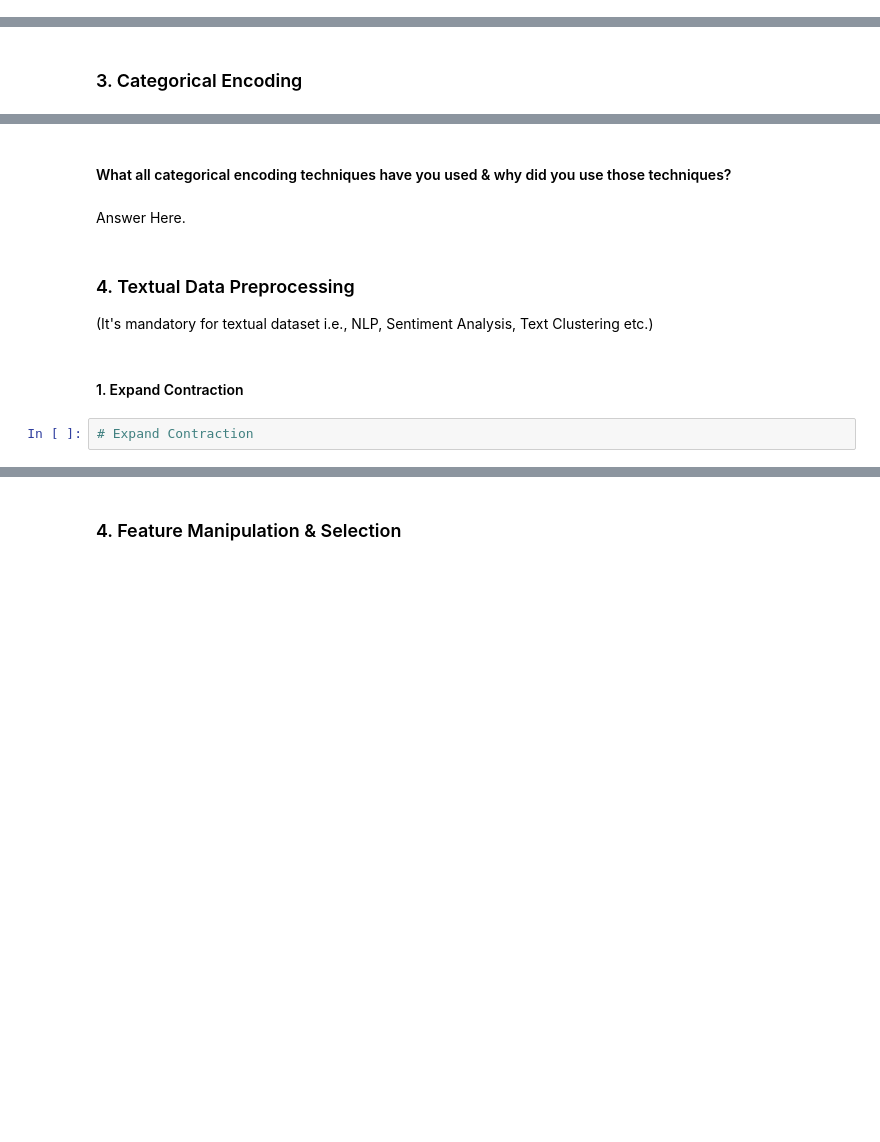
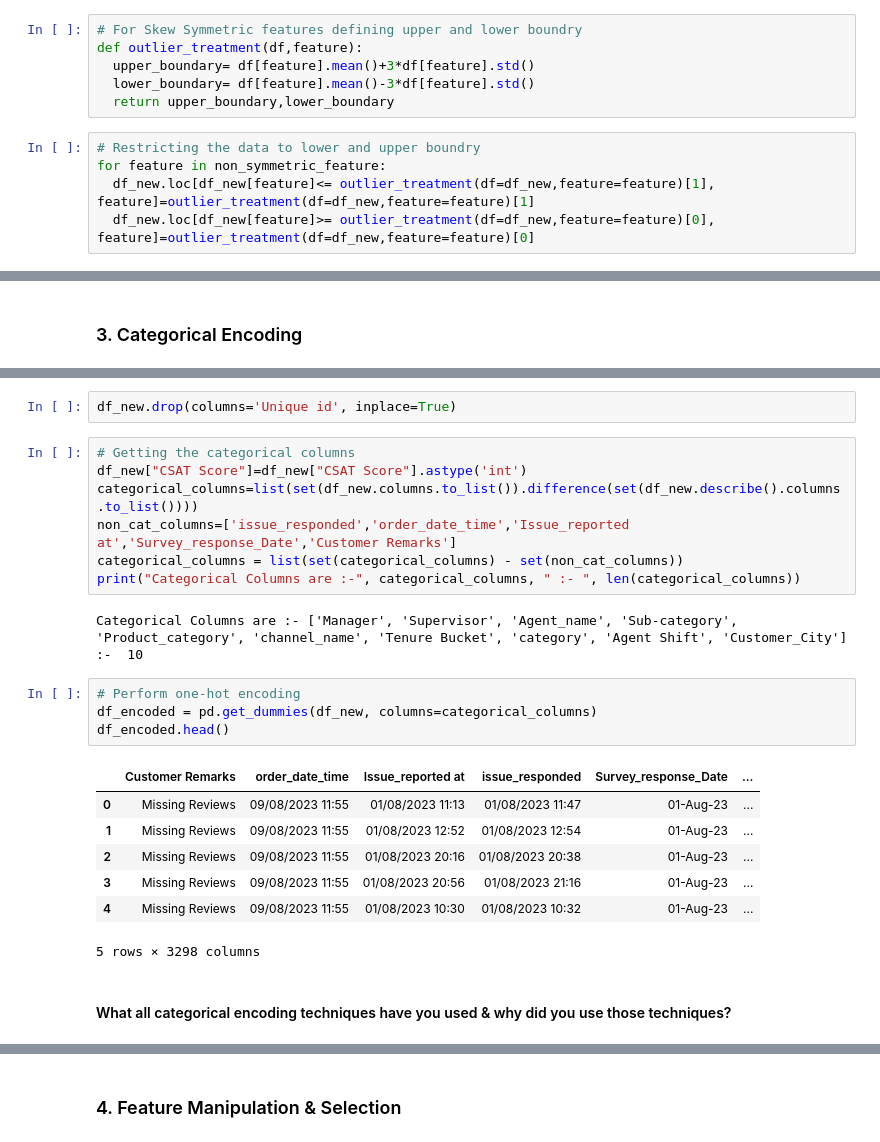
Before and after one commit to Ayushx29/DeepCSAT-E-Commerce-Customer-Satisfaction-Score-Prediction, a Jupyter notebook: DeepCSAT_E_Commerce_Customer_Satisfaction_Score_Prediction.ipynb, the cells around one changed output, grey strips where cells are left out. Saved outputs shown, nothing was run; the diff lists cells and outputs as text; blank space fills up the shorter version.

```diff
--- a/DeepCSAT_E_Commerce_Customer_Satisfaction_Score_Prediction.ipynb
+++ b/DeepCSAT_E_Commerce_Customer_Satisfaction_Score_Prediction.ipynb
@@ -1407,0 +1530,11 @@ Answer Here.
+# %%
+# For Skew Symmetric features defining upper and lower boundry
+def outlier_treatment(df,feature):
+  upper_boundary= df[feature].mean()+3*df[feature].std()
+  lower_boundary= df[feature].mean()-3*df[feature].std()
+  return upper_boundary,lower_boundary
+# %%
+# Restricting the data to lower and upper boundry
+for feature in non_symmetric_feature:
+  df_new.loc[df_new[feature]<= outlier_treatment(df=df_new,feature=feature)[1], feature]=outlier_treatment(df=df_new,feature=feature)[1]
+  df_new.loc[df_new[feature]>= outlier_treatment(df=df_new,feature=feature)[0], feature]=outlier_treatment(df=df_new,feature=feature)[0]
@@ -1416,11 +1581,25 @@ Answer Here.
+# %%
+df_new.drop(columns='Unique id', inplace=True)
+# %%
+# Getting the categorical columns
+df_new["CSAT Score"]=df_new["CSAT Score"].astype('int')
+categorical_columns=list(set(df_new.columns.to_list()).difference(set(df_new.describe().columns.to_list())))
+non_cat_columns=['issue_responded','order_date_time','Issue_reported at','Survey_response_Date','Customer Remarks']
+categorical_columns = list(set(categorical_columns) - set(non_cat_columns))
+print("Categorical Columns are :-", categorical_columns, " :- ", len(categorical_columns))
+# %% [output]
+Categorical Columns are :- ['Manager', 'Supervisor', 'Agent_name', 'Sub-category', 'Product_category', 'channel_name', 'Tenure Bucket', 'category', 'Agent Shift', 'Customer_City']  :-  10
+# %%
+# Perform one-hot encoding
+df_encoded = pd.get_dummies(df_new, columns=categorical_columns)
+df_encoded.head()
+# %% [output]
+|  | Customer Remarks | order_date_time | Issue_reported at | issue_responded | Survey_response_Date | ... |
+| 0 | Missing Reviews | 09/08/2023 11:55 | 01/08/2023 11:13 | 01/08/2023 11:47 | 01-Aug-23 | ... |
+| 1 | Missing Reviews | 09/08/2023 11:55 | 01/08/2023 12:52 | 01/08/2023 12:54 | 01-Aug-23 | ... |
+| 2 | Missing Reviews | 09/08/2023 11:55 | 01/08/2023 20:16 | 01/08/2023 20:38 | 01-Aug-23 | ... |
+| 3 | Missing Reviews | 09/08/2023 11:55 | 01/08/2023 20:56 | 01/08/2023 21:16 | 01-Aug-23 | ... |
+| 4 | Missing Reviews | 09/08/2023 11:55 | 01/08/2023 10:30 | 01/08/2023 10:32 | 01-Aug-23 | ... |
+5 rows × 3298 columns
 # %% [markdown]
 #### What all categorical encoding techniques have you used & why did you use those techniques?
-# %% [markdown]
-Answer Here.
-# %% [markdown]
-### 4. Textual Data Preprocessing
-(It's mandatory for textual dataset i.e., NLP, Sentiment Analysis, Text Clustering etc.)
-# %% [markdown]
-#### 1. Expand Contraction
-# %%
-# Expand Contraction
```
Also changed, not shown: parts of 114 cells of this notebook.
